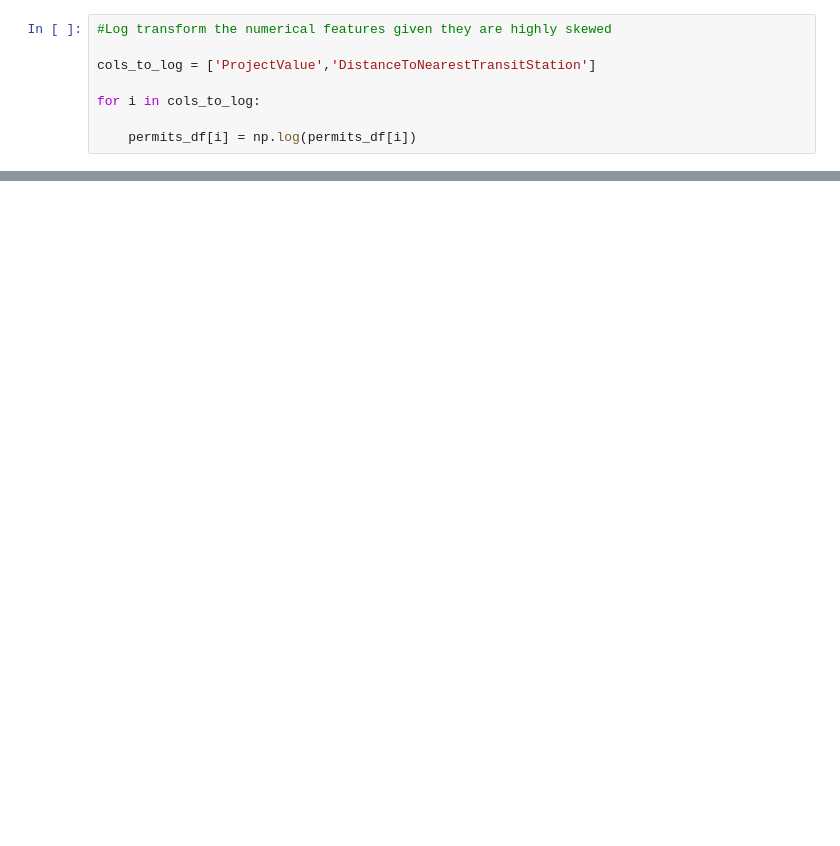
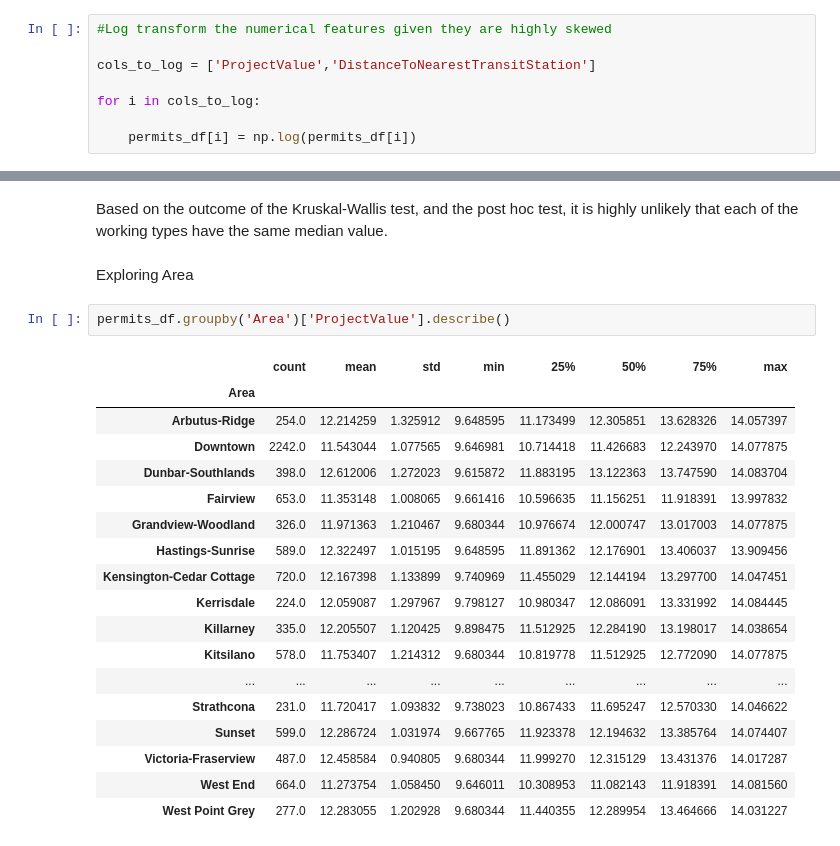
Before and after one commit to RoryAJames/CIND-820, a Jupyter notebook: CIND.ipynb, the cells around one changed output, grey strips where cells are left out. Drawn from its saved outputs; the diff is of its cells as text; blank space fills up the shorter version.

```diff
--- a/CIND.ipynb
+++ b/CIND.ipynb
@@ -628,0 +727,25 @@ plt.title('Project Value vs Distance To Closest Transit Station', fontsize= 15);
+# %% [markdown]
+Based on the outcome of the Kruskal-Wallis test, and the post hoc test, it is highly unlikely that each of the working types have the same median value.
+# %% [markdown]
+Exploring Area
+# %%
+permits_df.groupby('Area')['ProjectValue'].describe()
+# %% [output]
+|  | count | mean | std | min | 25% | 50% | 75% | max |
+| Area |  |  |  |  |  |  |  |  |
+| Arbutus-Ridge | 254.0 | 12.214259 | 1.325912 | 9.648595 | 11.173499 | 12.305851 | 13.628326 | 14.057397 |
+| Downtown | 2242.0 | 11.543044 | 1.077565 | 9.646981 | 10.714418 | 11.426683 | 12.243970 | 14.077875 |
+| Dunbar-Southlands | 398.0 | 12.612006 | 1.272023 | 9.615872 | 11.883195 | 13.122363 | 13.747590 | 14.083704 |
+| Fairview | 653.0 | 11.353148 | 1.008065 | 9.661416 | 10.596635 | 11.156251 | 11.918391 | 13.997832 |
+| Grandview-Woodland | 326.0 | 11.971363 | 1.210467 | 9.680344 | 10.976674 | 12.000747 | 13.017003 | 14.077875 |
+| Hastings-Sunrise | 589.0 | 12.322497 | 1.015195 | 9.648595 | 11.891362 | 12.176901 | 13.406037 | 13.909456 |
+| Kensington-Cedar Cottage | 720.0 | 12.167398 | 1.133899 | 9.740969 | 11.455029 | 12.144194 | 13.297700 | 14.047451 |
+| Kerrisdale | 224.0 | 12.059087 | 1.297967 | 9.798127 | 10.980347 | 12.086091 | 13.331992 | 14.084445 |
+| Killarney | 335.0 | 12.205507 | 1.120425 | 9.898475 | 11.512925 | 12.284190 | 13.198017 | 14.038654 |
+| Kitsilano | 578.0 | 11.753407 | 1.214312 | 9.680344 | 10.819778 | 11.512925 | 12.772090 | 14.077875 |
+| ... | ... | ... | ... | ... | ... | ... | ... | ... |
+| Strathcona | 231.0 | 11.720417 | 1.093832 | 9.738023 | 10.867433 | 11.695247 | 12.570330 | 14.046622 |
+| Sunset | 599.0 | 12.286724 | 1.031974 | 9.667765 | 11.923378 | 12.194632 | 13.385764 | 14.074407 |
+| Victoria-Fraserview | 487.0 | 12.458584 | 0.940805 | 9.680344 | 11.999270 | 12.315129 | 13.431376 | 14.017287 |
+| West End | 664.0 | 11.273754 | 1.058450 | 9.646011 | 10.308953 | 11.082143 | 11.918391 | 14.081560 |
+| West Point Grey | 277.0 | 12.283055 | 1.202928 | 9.680344 | 11.440355 | 12.289954 | 13.464666 | 14.031227 |
```
Also changed, not shown: parts of 93 cells of this notebook, 1 other file.
